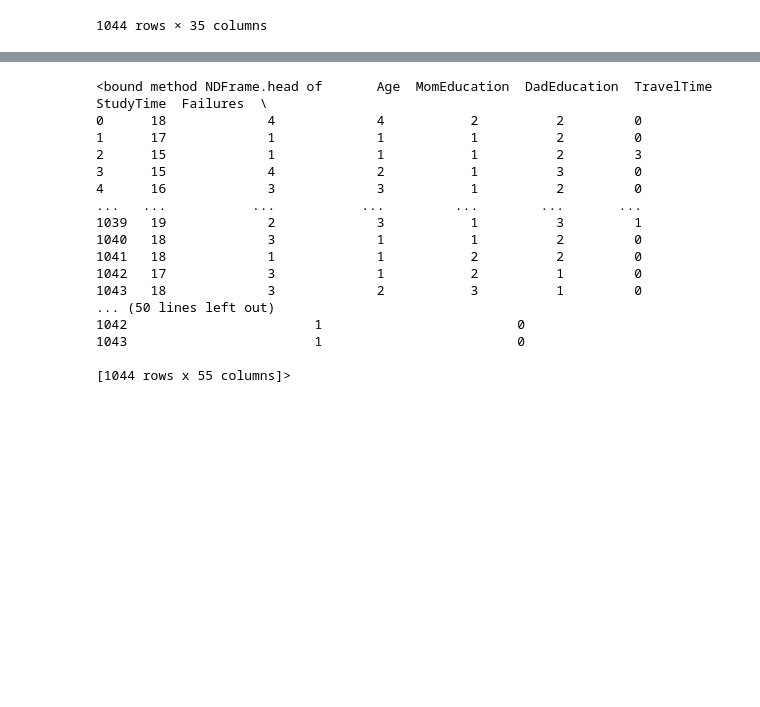
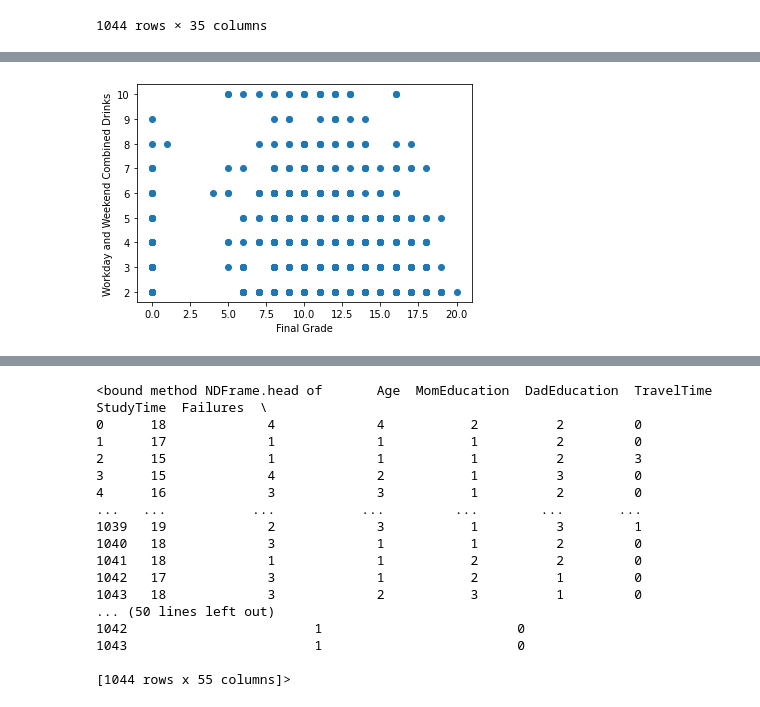
Before and after one commit to jaimiesj/health_outcomes, a Jupyter notebook: ML of Heavy Alcohol Consumption.ipynb, the cells around one changed output, grey strips where cells are left out. Saved outputs shown, nothing was run; the diff lists cells and outputs as text; code cells hidden in the pictures; blank space fills up the shorter version.

```diff
--- a/ML of Heavy Alcohol Consumption.ipynb
+++ b/ML of Heavy Alcohol Consumption.ipynb
@@ -160,0 +159,7 @@ consumption_df
+# %%
+plt.scatter(consumption_df.FinalGrade, consumption_df.TotalDrinks)
+plt.xlabel('Final Grade')
+plt.ylabel('Workday and Weekend Combined Drinks')
+plt.show()
+# %% [output]
+[figure, added]
```
Also changed, not shown: parts of 15 cells of this notebook, 1 other file.
